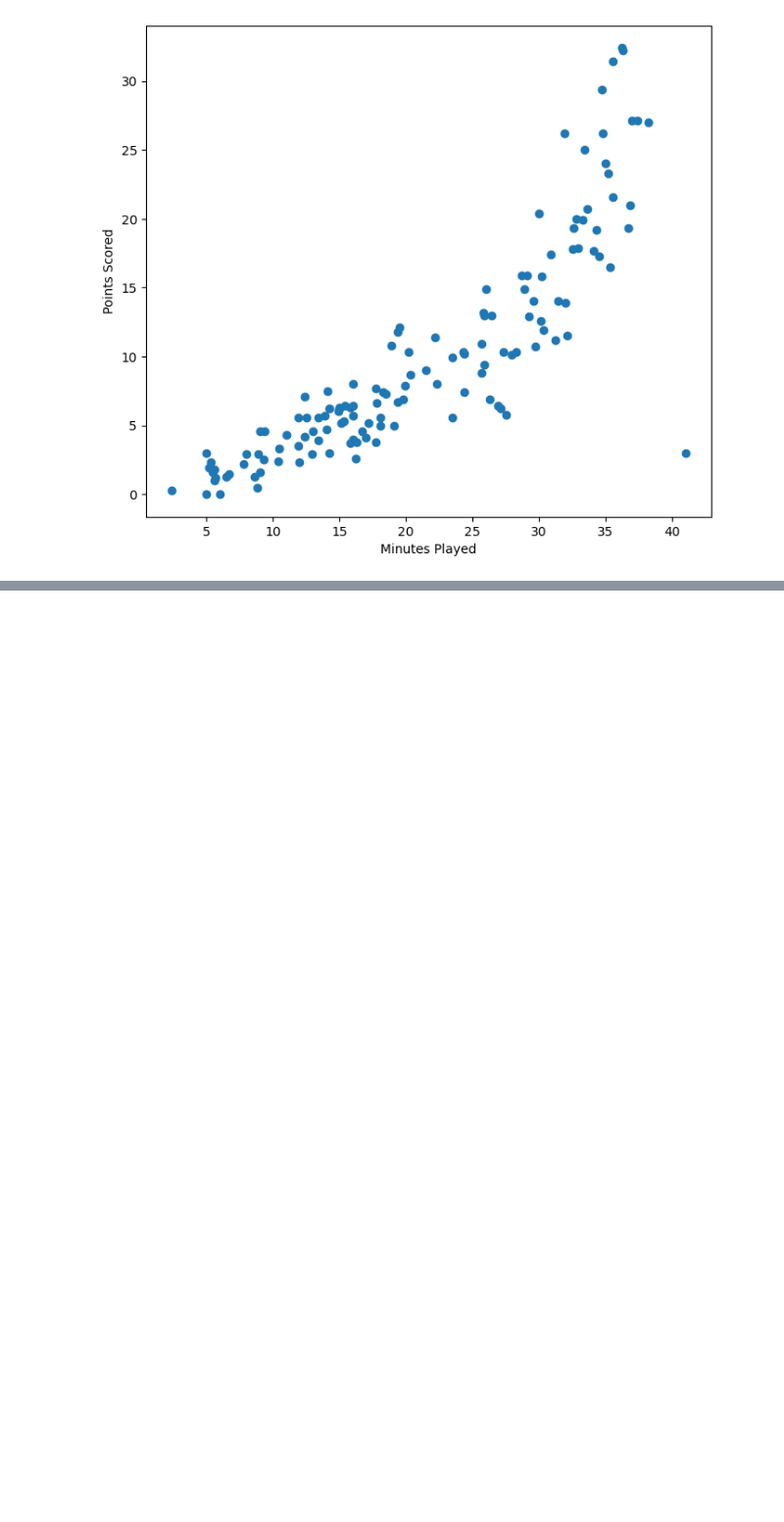
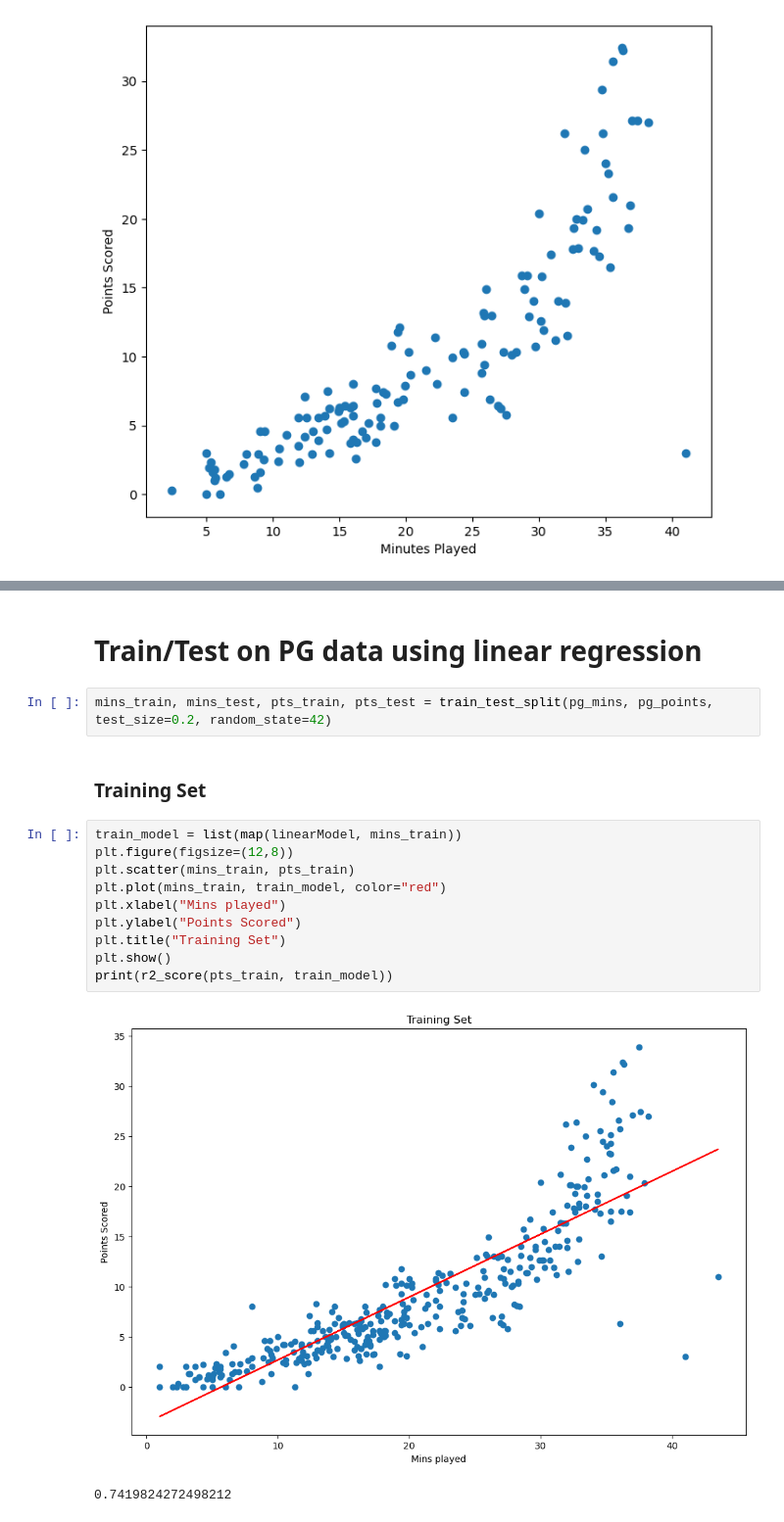
Before and after one commit to olvr446/NBAI, a Jupyter notebook: main.ipynb, the cells around one changed output, grey strips where cells are left out. Shown at 98% size. Cells and saved outputs as stored; diff of their text form; blank space fills up the shorter version.

Commit message:
Train/Testing on Linear and Polynomial Regressions

```diff
--- a/main.ipynb
+++ b/main.ipynb
@@ -98,0 +103,19 @@ plt.show()
+# %% [markdown]
+# Train/Test on PG data using linear regression
+# %%
+mins_train, mins_test, pts_train, pts_test = train_test_split(pg_mins, pg_points, test_size=0.2, random_state=42)
+# %% [markdown]
+### Training Set
+# %%
+train_model = list(map(linearModel, mins_train))
+plt.figure(figsize=(12,8))
+plt.scatter(mins_train, pts_train)
+plt.plot(mins_train, train_model, color="red")
+plt.xlabel("Mins played")
+plt.ylabel("Points Scored")
+plt.title("Training Set")
+plt.show()
+print(r2_score(pts_train, train_model))
+# %% [output]
+[figure, added]
+0.7419824272498212
```
Also changed, not shown: parts of 18 cells of this notebook.
